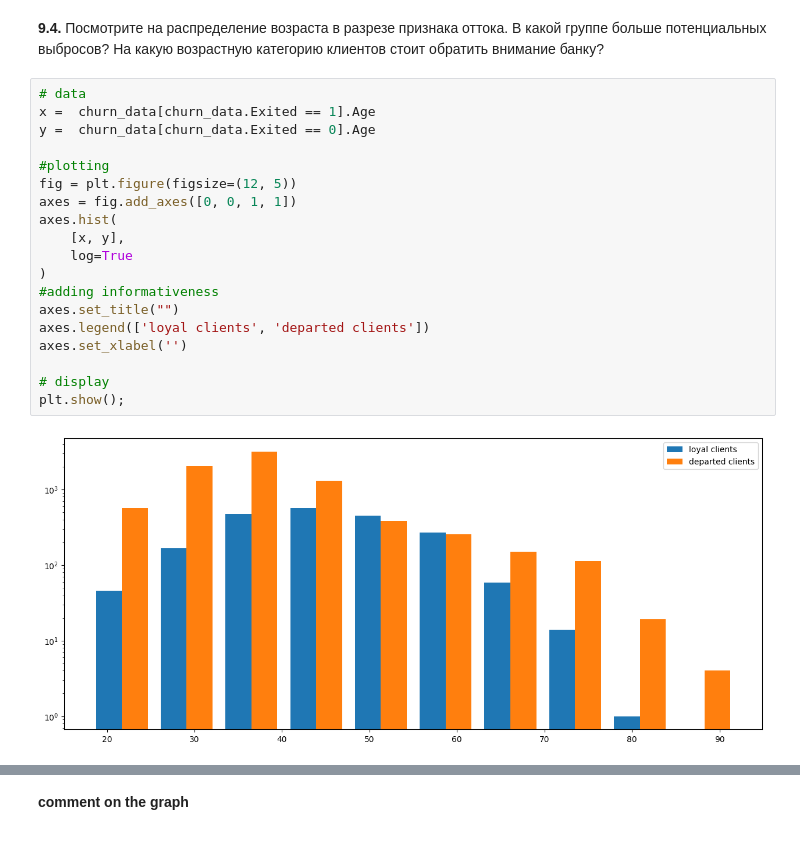
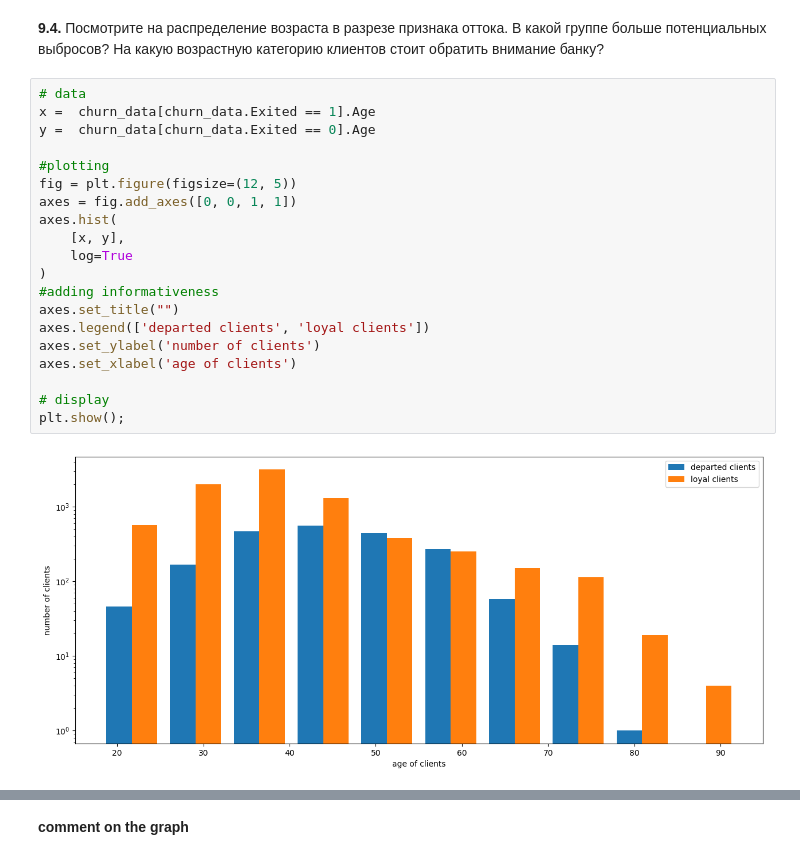
Before and after one commit to ElenaBask/Homework_SF, a Jupyter notebook: Project_13/Analysis_bankclients.ipynb, the cells around one changed output, grey strips where cells are left out. Cells and saved outputs as stored; diff of their text form.

```diff
--- a/Project_13/Analysis_bankclients.ipynb
+++ b/Project_13/Analysis_bankclients.ipynb
@@ -163,21 +165,22 @@ ______________________________________
 # %%
 # data
 x =  churn_data[churn_data.Exited == 1].Age
 y =  churn_data[churn_data.Exited == 0].Age
 
 #plotting
 fig = plt.figure(figsize=(12, 5))
 axes = fig.add_axes([0, 0, 1, 1])
 axes.hist(
     [x, y],
     log=True
 )
 #adding informativeness
 axes.set_title("")
-axes.legend(['loyal clients', 'departed clients'])
-axes.set_xlabel('')
+axes.legend(['departed clients', 'loyal clients'])
+axes.set_ylabel('number of clients')
+axes.set_xlabel('age of clients')
 
 # display
 plt.show();
 # %% [output]
-[figure, old version]
+[figure, new version]
```
Also changed, not shown: parts of 4 cells of this notebook.
